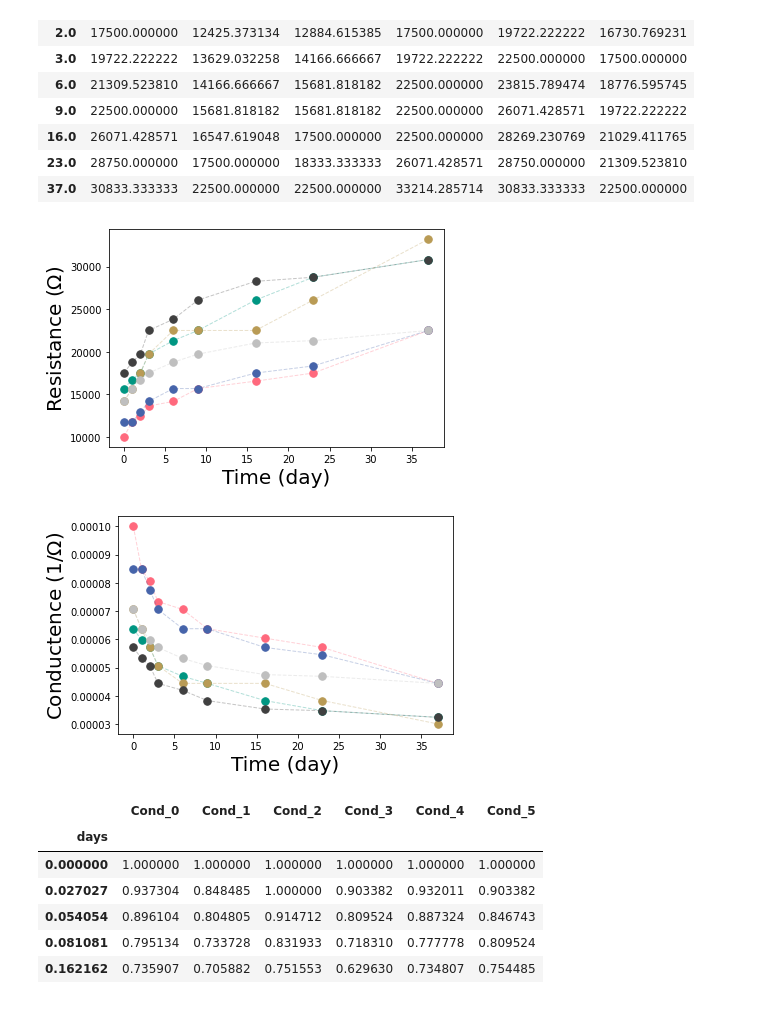
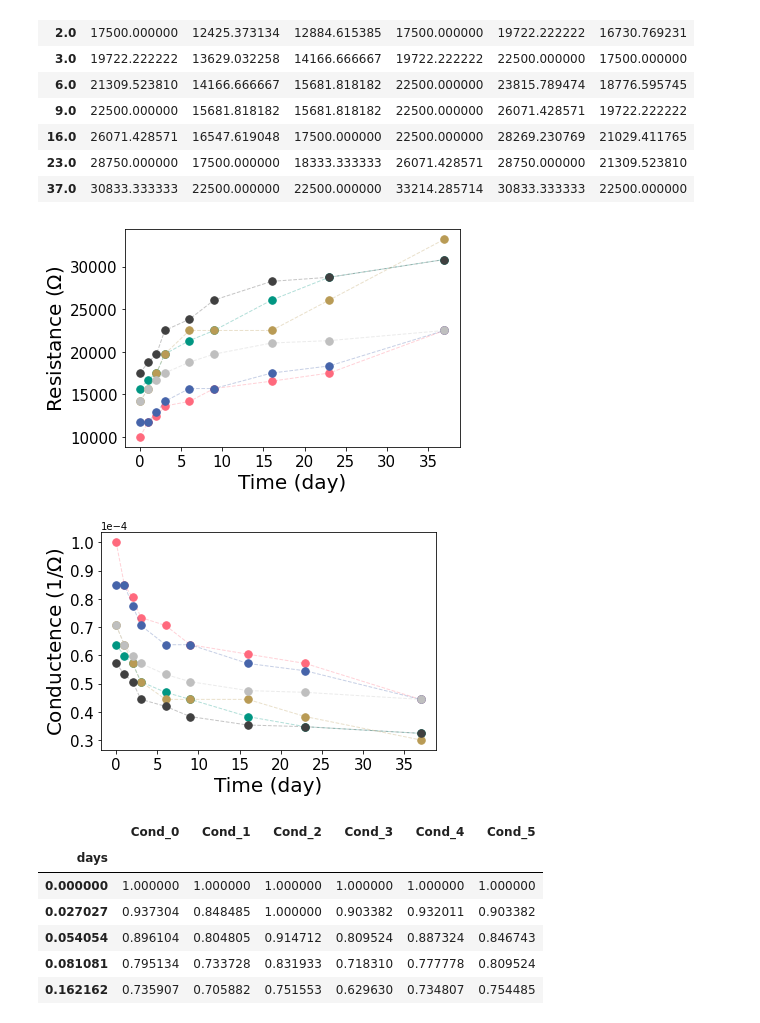
Before and after one commit to Neuromophic/Aging-aware-training, a Jupyter notebook: Aging_Model/Aging Model.ipynb, the cells around one changed output. Saved outputs shown, nothing was run; the diff lists cells and outputs as text; code cells hidden in the pictures.

Commit message:
figures

```diff
--- a/Aging_Model/Aging Model.ipynb
+++ b/Aging_Model/Aging Model.ipynb
@@ -38,19 +38,24 @@ for i, c in enumerate(data.columns):
     plt.plot(data.index, data[c], '--', c=FC.liste[i], linewidth=1, alpha=0.3)
 plt.ylabel('Resistance ($\Omega$)', fontsize=20);
 plt.xlabel('Time (day)', fontsize=20);
+plt.xticks(fontsize=15)
+plt.yticks(fontsize=15)
 plt.savefig(f'./figures/resistance.pdf', format='pdf', bbox_inches='tight')
 # %% [output]
-[figure, old version]
+[figure, new version]
 # %%
 for i, c in enumerate(data.columns):
     x, y = data.index, data[c]
     plt.plot(data.index, 1/data[c], '.', c=FC.liste[i], ms=15)
     plt.plot(data.index, 1/data[c], '--', c=FC.liste[i], linewidth=1, alpha=0.3)
 plt.ylabel('Conductence ($1/\Omega$)', fontsize=20);
 plt.xlabel('Time (day)', fontsize=20);
+plt.xticks(fontsize=15)
+plt.yticks(fontsize=15)
+plt.ticklabel_format(axis="y", style="sci", scilimits=(0,0))
 plt.savefig(f'./figures/conductance.pdf', format='pdf', bbox_inches='tight')
 # %% [output]
-[figure, old version]
+[figure, new version]
 # %%
 data = data/data.min()  # ratio to initial value
 data = 1/data
```
Also changed, not shown: parts of 5 cells of this notebook, 14 other files.
